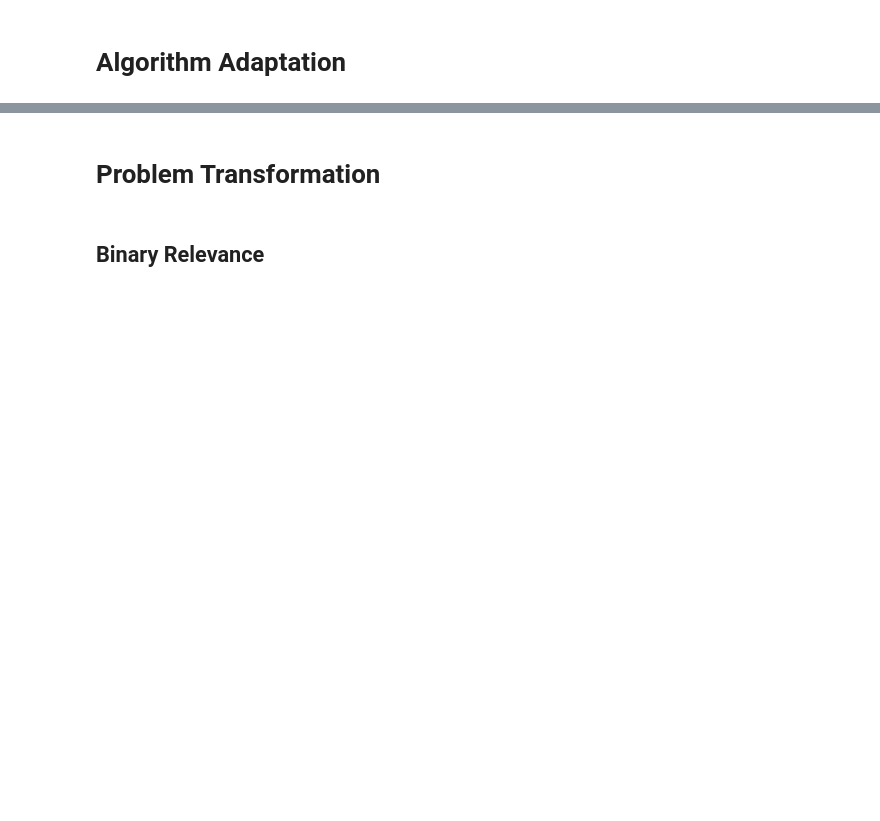
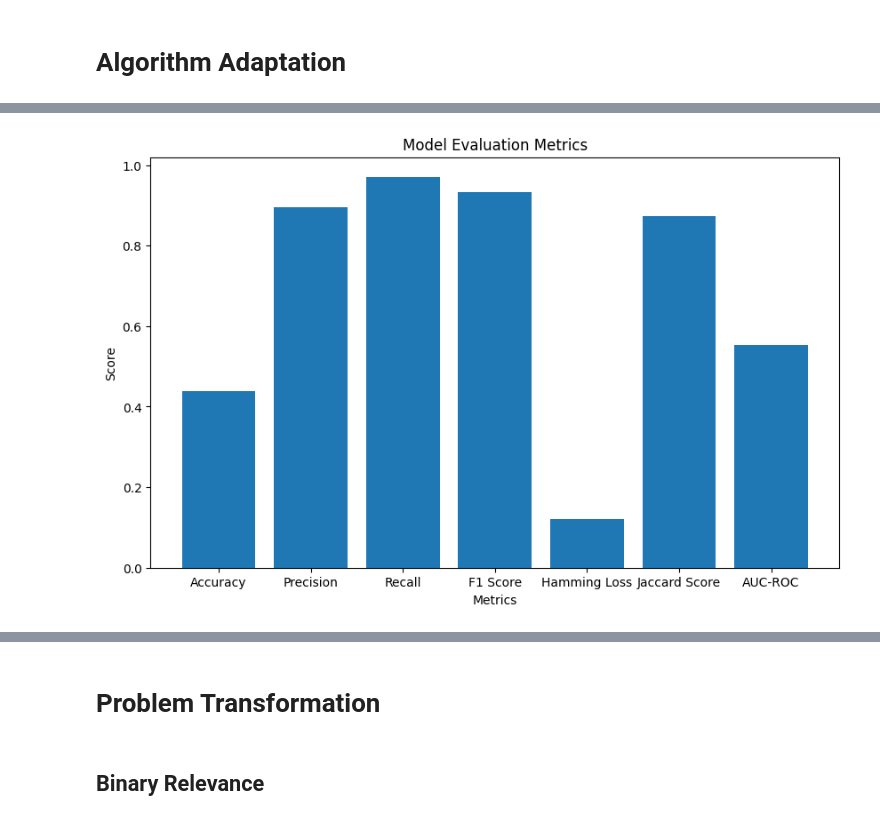
Before and after one commit to MRifqiFz/project-ednn, a Jupyter notebook: Code/DNN_Proposed_Model.ipynb, the cells around one changed output, grey strips where cells are left out. Drawn from its saved outputs; the diff is of its cells as text; code cells hidden in the pictures; blank space fills up the shorter version.

```diff
--- a/Code/DNN_Proposed_Model.ipynb
+++ b/Code/DNN_Proposed_Model.ipynb
@@ -277,7 +422,7 @@ def ProposedModel(n_inputs, n_outputs):
     split = tf.split(x, num_or_size_splits=num_split, axis=-1)
     dropout_rate = 0.5
     print(split[0])
-    do_layer = 'wbern'
+    do_layer = 'wgauss'
     if do_layer == 'wgauss':
         dropout_output = [WeightedGaussianDropout(mean=0.5, stddev=0.9)(channel) for channel in split]
     elif do_layer == 'wbern':
@@ -310,7 +455,7 @@ def callback():
     checkpoint_path = "checkpoint/ProposedModel/ck1.ckpt"
     checkpoint_dir = os.path.dirname(checkpoint_path)
 
-    cp_callback = [ModelCheckpoint(filepath=checkpoint_path, save_weights_only=True, verbose=1), EarlyStopping(patience=3, monitor='loss')]
+    cp_callback = [ModelCheckpoint(filepath=checkpoint_path, save_weights_only=True, verbose=1), EarlyStopping(patience=3, monitor='accuracy')]
     return cp_callback
 # %%
 def train(model, X_train, y_train, epoch, save=None):
@@ -341,0 +486,5 @@ KeyboardInterrupt:
+# %%
+y_pred = model.predict(X_test)
+
+yprob = y_pred
+y_pred = y_pred.round()
@@ -341,0 +508,8 @@ KeyboardInterrupt:
+# %%
+accuracy = accuracy_score(y_test, y_pred)
+precision = precision_score(y_test, y_pred, average='micro')
+recall = recall_score(y_test, y_pred, average='micro')
+f1 = f1_score(y_test, y_pred, average='micro')
+hamming_loss_score = hamming_loss(y_test, y_pred)
+jaccard = jaccard_score(y_test, y_pred, average='micro')
+auc_roc = roc_auc_score(y_test, y_pred)
@@ -341,0 +532,15 @@ KeyboardInterrupt:
+# %%
+metrics = ['Accuracy', 'Precision', 'Recall', 'F1 Score',
+           'Hamming Loss', 'Jaccard Score', 'AUC-ROC']
+values = [accuracy, precision, recall, f1,
+          hamming_loss_score, jaccard, auc_roc]
+
+# Plot the metrics
+plt.figure(figsize=(10, 6))
+plt.bar(metrics, values)
+plt.xlabel('Metrics')
+plt.ylabel('Score')
+plt.title('Model Evaluation Metrics')
+plt.show()
+# %% [output]
+[figure, added]
```
Also changed, not shown: parts of 25 cells of this notebook.
